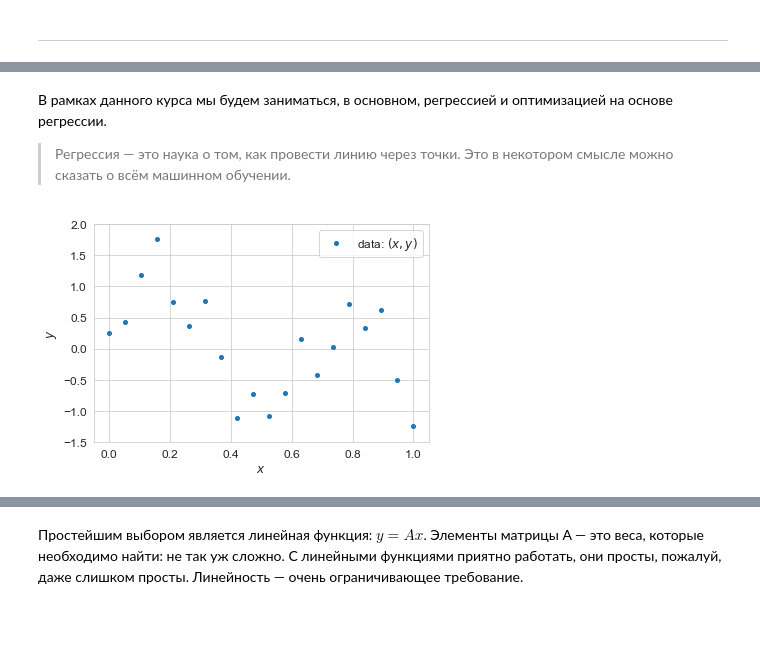
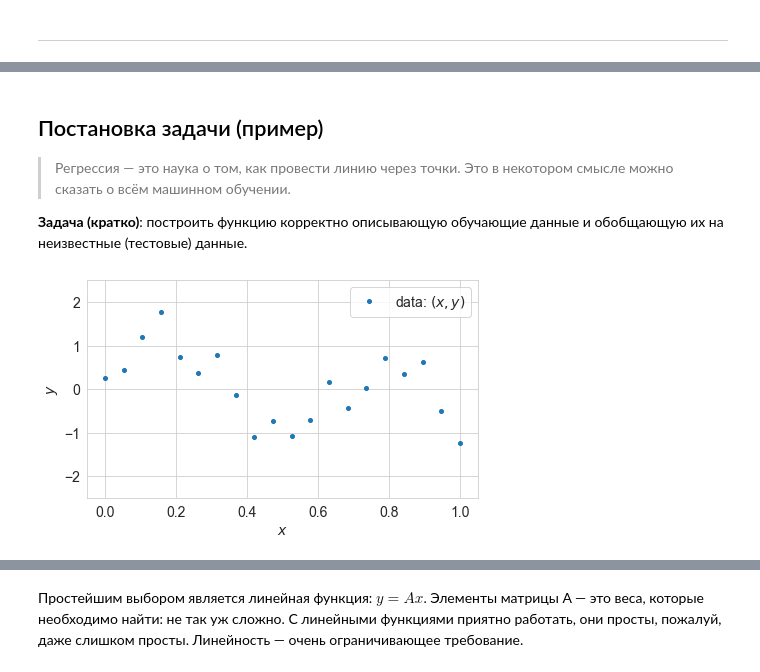
Before and after one commit to aa-savelyev/DaOptSm, a Jupyter notebook: 1.Intro.ipynb, the cells around one changed output, grey strips where cells are left out. Cells and saved outputs as stored; diff of their text form; code cells hidden in the pictures; blank space fills up the shorter version.

```diff
--- a/1.Intro.ipynb
+++ b/1.Intro.ipynb
@@ -86,24 +93,27 @@
 # %% [markdown]
-В рамках данного курса мы будем заниматься, в основном, регрессией и оптимизацией на основе регрессии.
+## Постановка задачи (пример) ##
 
 > Регрессия &mdash; это наука о том, как провести линию через точки. Это в некотором смысле можно сказать о всём машинном обучении.
+
+**Задача (кратко)**: построить функцию корректно описывающую обучающие данные и обобщающую их на неизвестные (тестовые) данные.
 # %%
 # Imports
-import sys
-import warnings
 import numpy as np
-
-import matplotlib
 import matplotlib.pyplot as plt
-from matplotlib import cm  # Colormaps
-import seaborn as sns
-
-sns.set_style('whitegrid')
-warnings.simplefilter(action='ignore', category=FutureWarning)
-# %%
-# Styles, fonts
-sns.set_style('whitegrid')
-matplotlib.rcParams['font.size'] = 12
+# %%
+# Styles
+import warnings
+# warnings.simplefilter(action='ignore', category=FutureWarning)
+warnings.filterwarnings('ignore')
+
+import matplotlib
+matplotlib.rcParams['font.size'] = 14
+matplotlib.rcParams['lines.linewidth'] = 1.5
+matplotlib.rcParams['lines.markersize'] = 4
+cm = plt.cm.tab10  # Colormap
+
+import seaborn
+seaborn.set_style('whitegrid')
 # %%
 # Define the data
 np.random.seed(42)
@@ -112,25 +122,24 @@ n = 20 # Number of samples
 # Underlying relation
 # x = np.random.uniform(0, 1, n)  # Independent variable x
 X_train = np.linspace(0, 1, n)  # Independent variable x
-Y_true = np.sin(10*x)  # Dependent variable
+Y_true = np.sin(10*X_train)  # Dependent variable
 # Noise
 e_std = 0.5  # Standard deviation of the noise
 err = e_std * np.random.randn(n)  # Noise
 # Features and output
 Y_train = Y_true + err  # Dependent variable with noise
-
-X_disp = np.linspace(0, 1, 1001)
 # %%
- # Show data
-fig, ax = plt.subplots(figsize=(6, 4))
-ax.plot(X_train, Y_train, 'o', ms=4, label='data: $(x,y)$')
+# Show data
+figsize = (7, 4)
+fig, ax = plt.subplots(figsize=figsize)
+ax.plot(X_train, Y_train, 'o', label='data: $(x,y)$')
 # plt.plot([0, 1], [b, m+b], 'k-', label=f'$y = {b:.0f} + {m:.0f}x$')
 plt.xlim((-0.05, 1.05))
-plt.ylim((-1.5, 2.0))
+plt.ylim((-2.5, 2.5))
 plt.xlabel('$x$')
 plt.ylabel('$y$')
 # plt.title('Noisy data samples from linear line')
 plt.legend()
 plt.show()
 # %% [output]
-[figure, old version]
+[figure, new version]
```
Also changed, not shown: parts of 20 cells of this notebook, 16 other files.
